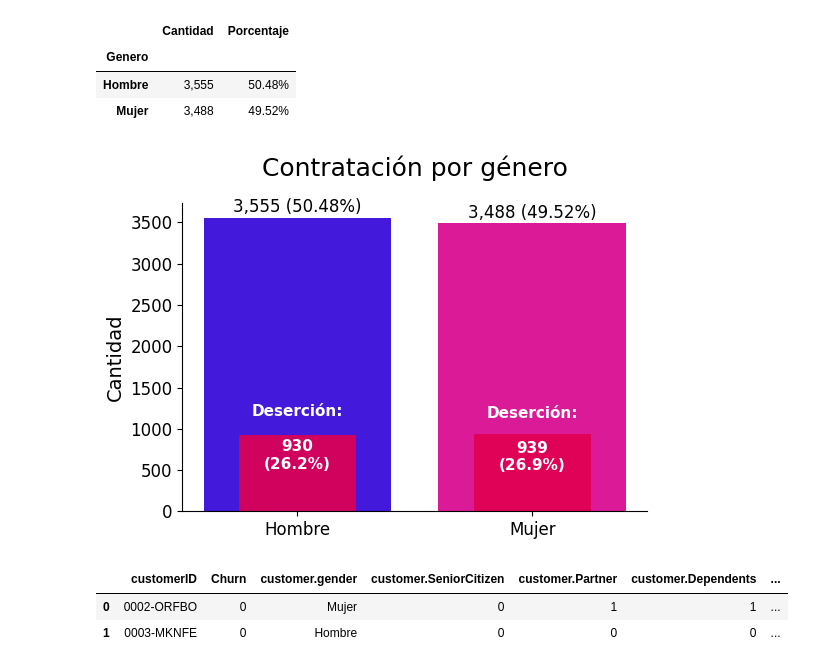
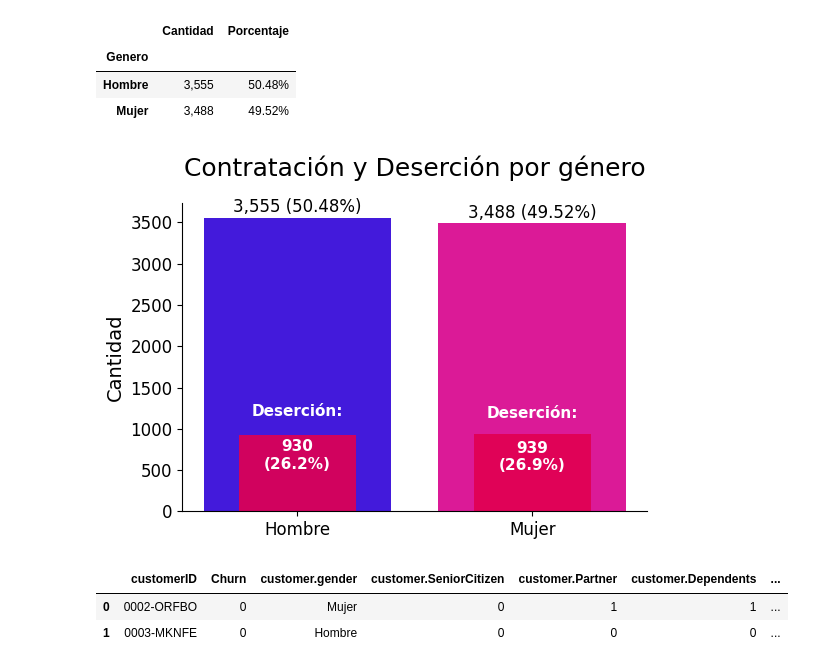
Before and after one commit to JGP-Code/TelecomX_LATAM_Challenge, a Jupyter notebook: TelecomX_LATAM.ipynb, the cells around one changed output. Saved outputs shown, nothing was run; the diff lists cells and outputs as text; code cells hidden in the pictures.

```diff
--- a/TelecomX_LATAM.ipynb
+++ b/TelecomX_LATAM.ipynb
@@ -517,35 +517,35 @@ ax.bar(cuenta_genero.index, churn_cuenta_genero.values, color=colores_churn,
     width=0.5,          # más delgada para que se vea como "sombreado"
     alpha=0.9)
 
 
-ax.set_title('Contratación por género',
+ax.set_title('Contratación y Deserción por género',
              loc='center', fontsize=18, pad = 20)
 ax.set_xlabel('') #en este caso dejo vacio
 ax.set_ylabel('Cantidad', fontsize=14)
 ax.xaxis.set_tick_params(labelsize=12)
 ax.yaxis.set_tick_params(labelsize=12)
 
 #etiquetas barra principal
 for i, (cant, pct) in enumerate(zip(cuenta_genero.values, porcentaje_genero.values)):
     ax.text(i, cant + 0.02 * max(cuenta_genero.values),
             f"{cant:,} ({pct:.2f}%)",
             ha='center', fontsize=12)
 
 #etiquetas Churn
 for i, (cant_churn, pct_churn) in enumerate(zip(churn_cuenta_genero.values, churn_porcentaje_genero.values)):
     ax.text(i, cuenta_genero.values[i] * 0.25,   # posición vertical de la etiqueta "Clientes retirados"
             f"Deserción:\n\n{cant_churn:,}\n({pct_churn:.1f}%)",
             ha='center', va='center',
             fontsize=11, color='white', fontweight='bold')
 
 
 #eliminar la línea superior del gráfico
 ax.spines['top'].set_visible(False)
 ax.spines['right'].set_visible(False)
 
 plt.show()
 # %% [output]
-[figure, old version]
+[figure, new version]
 # %%
 datos_normalizados.head(2)
 # %% [output]
```
Also changed, not shown: parts of 5 cells of this notebook.
